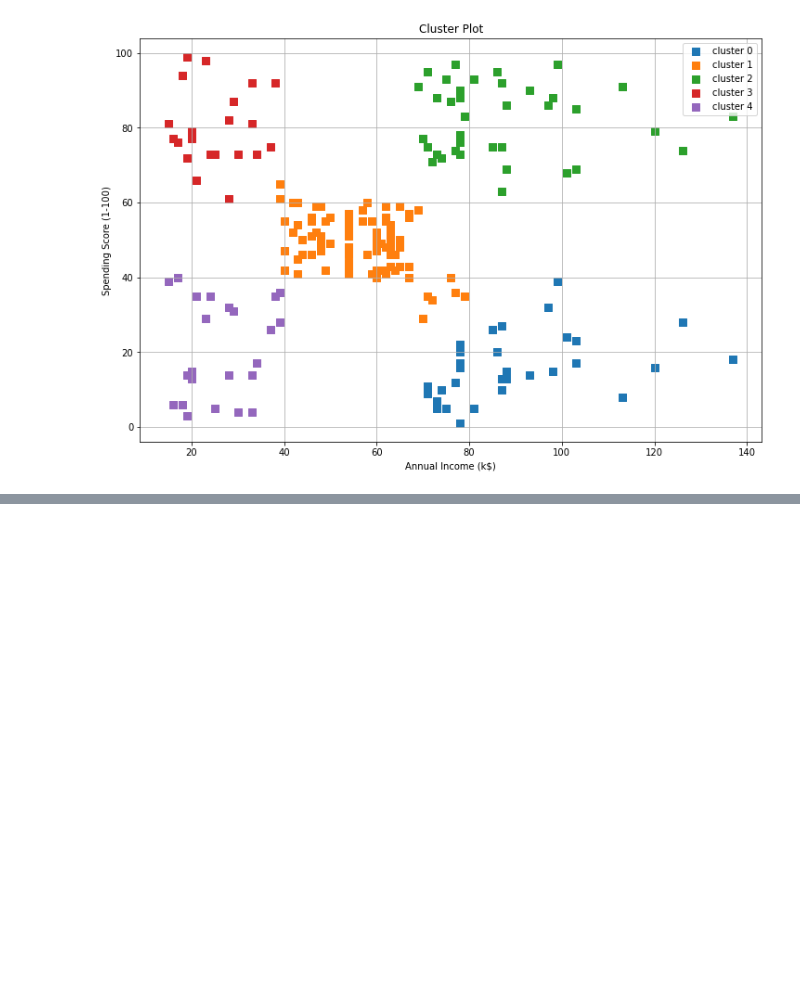
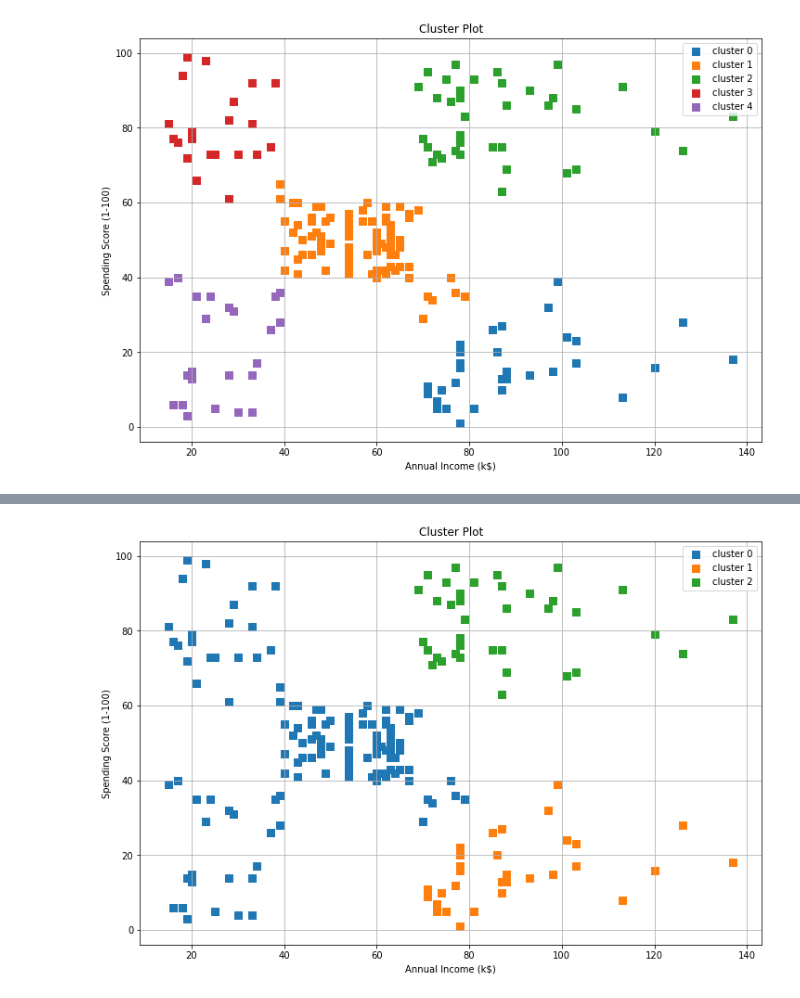
Before and after one commit to ryan-ferns/DS_auticon_week_3, a Jupyter notebook: hierarchical_models_exercise.ipynb, the cells around one changed output, grey strips where cells are left out. Drawn from its saved outputs; the diff is of its cells as text; code cells hidden in the pictures; blank space fills up the shorter version.

```diff
--- a/hierarchical_models_exercise.ipynb
+++ b/hierarchical_models_exercise.ipynb
@@ -170,0 +184,3 @@ I will need to ask for help because I do not understand how to find the optimal
+# %%
+df3 = df.iloc[:, 3:]
+df3.head(10)
@@ -170,0 +199,9 @@ I will need to ask for help because I do not understand how to find the optimal
+# %%
+# create an object
+ac2 = AgglomerativeClustering(affinity='euclidean',
+                             linkage='ward',
+                             n_clusters = 3)
+# %%
+# fit and predict
+df3["Clusters"] = ac2.fit_predict(df3)
+df3.head(10)
@@ -170,0 +220,4 @@ I will need to ask for help because I do not understand how to find the optimal
+# %%
+df3.pipe(plot_clusters)
+# %% [output]
+[figure, added]
```
Also changed, not shown: parts of 9 cells of this notebook.
